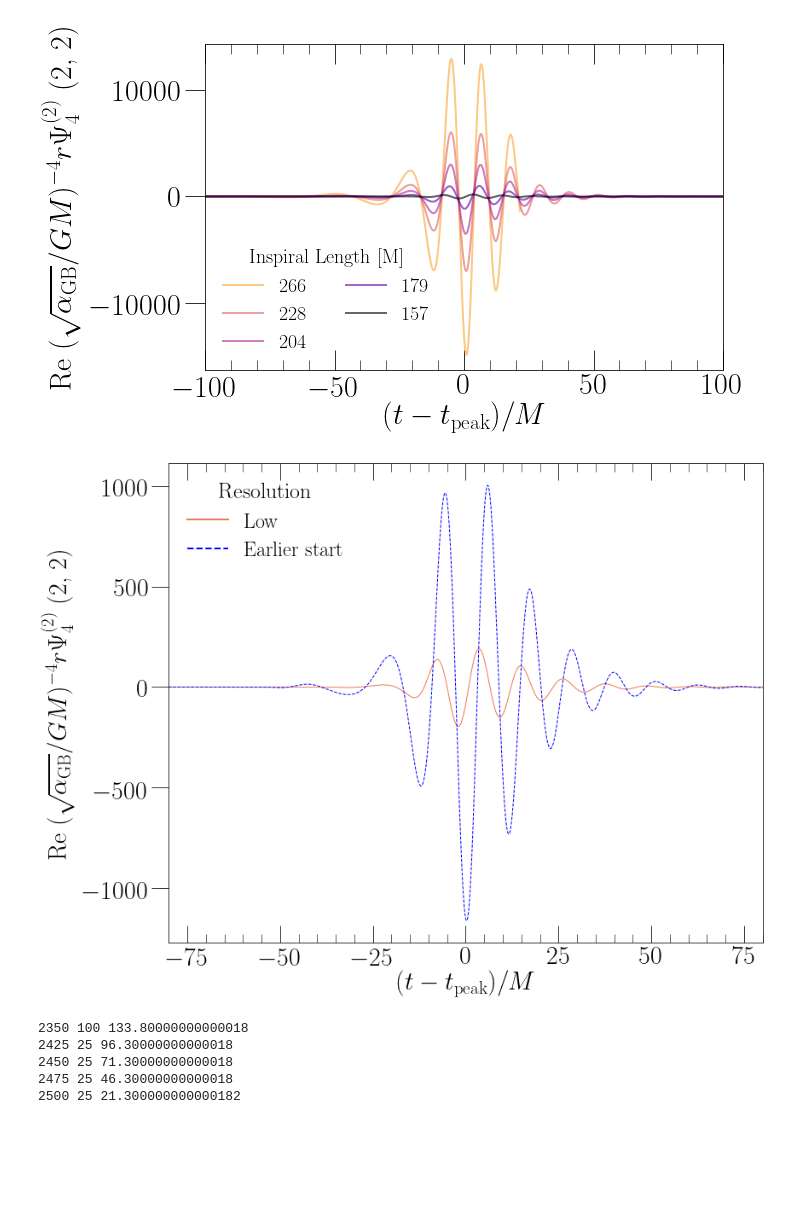
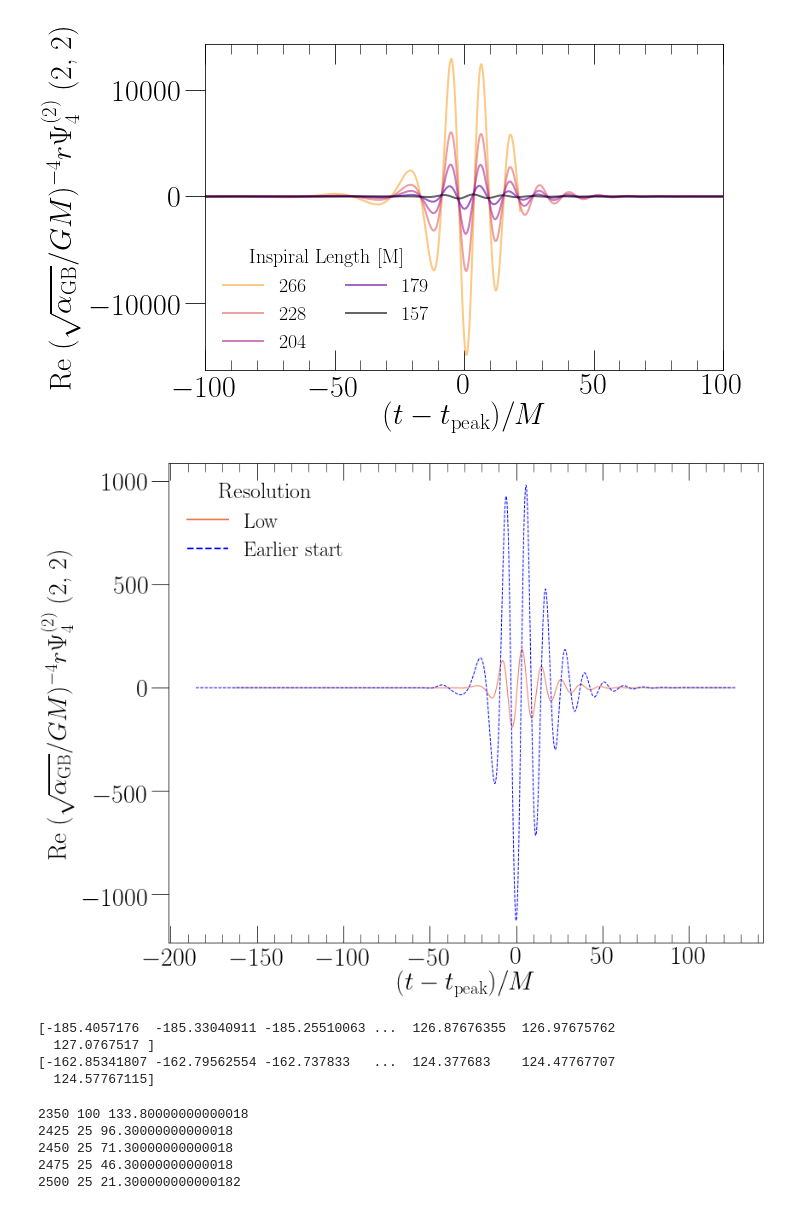
Before and after one commit to mariaokounkova/EDGB, a Jupyter notebook: GW150914/EDGB_GW.ipynb, the cells around one changed output. Drawn from its saved outputs; the diff is of its cells as text; code cells hidden in the pictures; blank space fills up the shorter version.

Commit message:
Updated cut times in together plot
Now cutting just at the min extrapolated time + 25, and
the end time. The 25 is for the ramp

```diff
--- a/GW150914/EDGB_GW.ipynb
+++ b/GW150914/EDGB_GW.ipynb
@@ -389,43 +389,67 @@ def LIGOBucketPlot():
     f, ax = plt.subplots(1, figsize=(12,9))
 
     def GrabData(start, ramp, lev=0):
-        time, data = GethPsi4Mode(ev_dir(start, lev=lev, ramp_time=ramp), radius=0)
-        #time, data = GethPsi4ModeExtrapolated(ex_dir(start, ramp, lev=lev))
+        #time, data = GethPsi4Mode(ev_dir(start, lev=lev, ramp_time=ramp), radius=0)
+        time, data = GethPsi4ModeExtrapolated(ex_dir(start, ramp, lev=lev))
         time = SubtractPeakTimeMode(time, data)
 
-        time, data = CutTimes(time, data, -150, 150)
+        #time, data = CutTimes(time, data, -150, 150)
         return time, data
 
     #time, data = GrabData(2050, lev=0)
     #ax.plot(time, data, color = 'blue', label='Earlier start, Low', lw=1.0, ls='--',alpha=0.5)
 
     ## Plot 2100 line and errors
     for lev, lab, color in zip([0], ['Low', 'Med', 'High'], colors):
         time, data = GrabData(2500, 25, lev=lev)
         ax.plot(time, data, alpha=1.0, label=lab,lw=1.0,color=color)
 
     time, data = GrabData(2475, 25, lev=0)
     ax.plot(time, data, color = 'blue', lw=1.0, alpha=1.0, ls='--',label='Earlier start')
 
     #time, data = GrabData(2000, lev=0)
     #ax.plot(time, data, color = 'blue', lw=0.5, alpha=1.0, ls='--',label='Earlier start')
 
     legend = ax.legend(fontsize=24, loc='upper left', frameon=False, ncol=1, title='Resolution')
     for legobj in legend.legendHandles:
         legobj.set_linewidth(2.0)
     plt.setp(legend.get_title(),fontsize=26)
     ax.set_ylabel('Re ' + LabelsDict[GethPsi4ModeExtrapolated] + str(mode), fontsize=30)
-    ax.set_xlim(-80, 80)
+    #ax.set_xlim(-80, 80)
 
     ax.set_xlabel('$(t - t_\mathrm{peak})/M$', fontsize=30)
 
     plt.tight_layout()
     plt.savefig(figname + '.pdf')
     plt.show()
 
 LIGOBucketPlot()
 # %% [output]
-[figure, old version]
+[figure, new version]
+# %%
+def LengthCheck():
+
+    def GrabData(start, ramp, lev=0):
+        #time, data = GethPsi4Mode(ev_dir(start_time = start, lev=lev, ramp_time=ramp), radius=10)
+        time, data = GethPsi4ModeExtrapolated(ex_dir(start, ramp, lev=lev))
+        time = SubtractPeakTimeMode(time, data)
+        #time, data = CutTimes(time, data, -150, 150)
+        return time, data
+
+    time, data1 = GrabData(2475, 25)
+    print(time)
+    time, data2 = GrabData(2500, 25)
+    print(time)
+    #diff = np.where(abs(data1 - data2) > 0.0)
+    #print(time[diff])
+
+
+LengthCheck()
+# %% [output]
+[-185.4057176  -185.33040911 -185.25510063 ...  126.87676355  126.97675762
+  127.0767517 ]
+[-162.85341807 -162.79562554 -162.737833   ...  124.377683    124.47767707
+  124.57767115]
 # %%
 ## Peak amplitude plot
 def PeakAmplitudesPlot():
```
Also changed, not shown: parts of 2 cells of this notebook.
